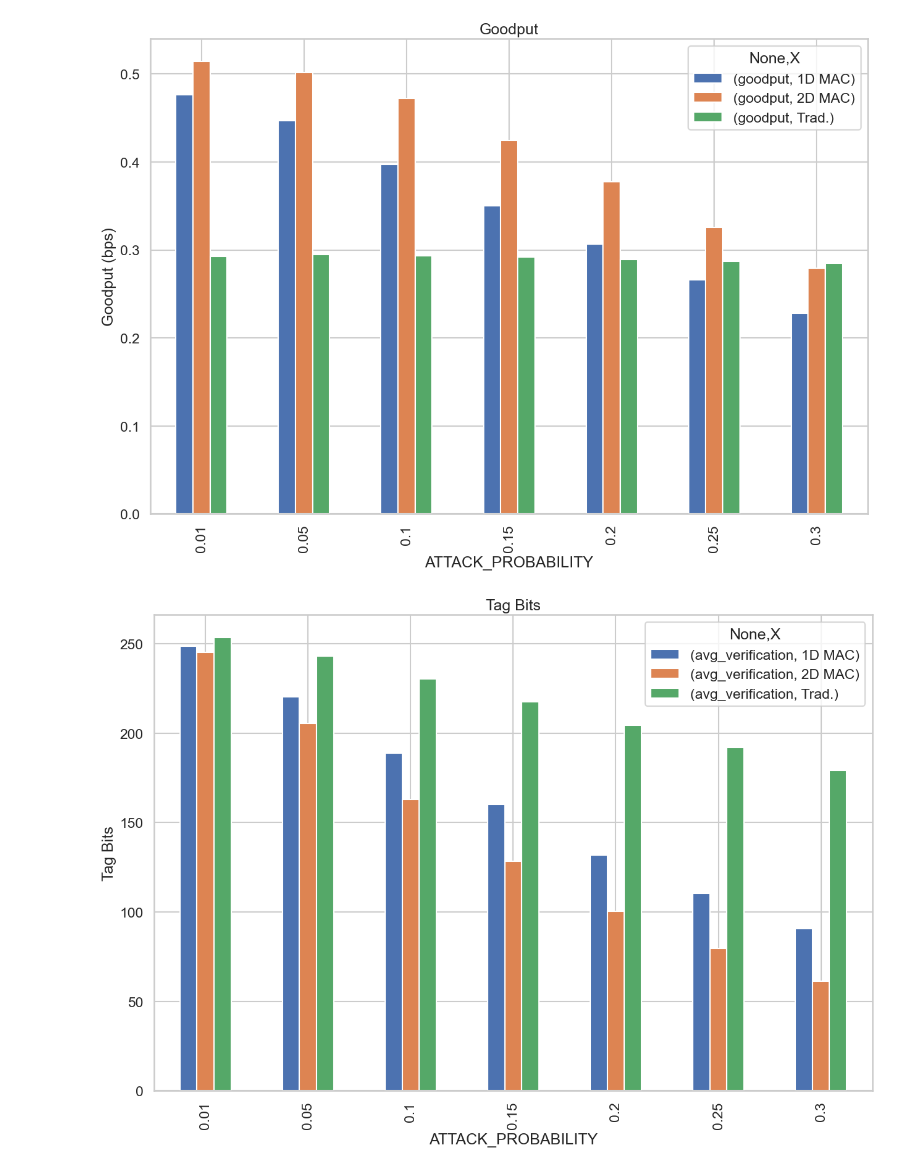
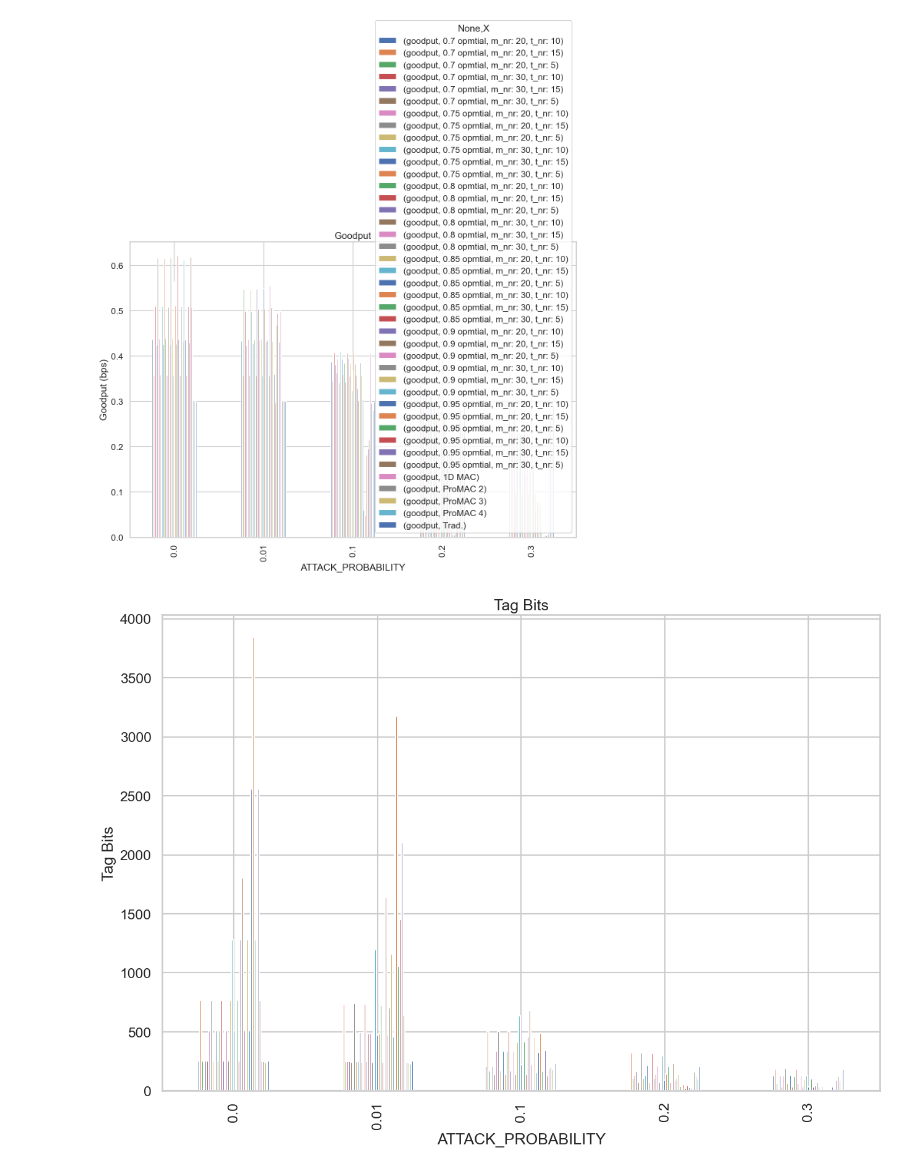
Before and after one commit to mkashani-phd/OptiMAC, a Jupyter notebook: UDP Demo/Analyzing_Result.ipynb, the cells around one changed output. Saved outputs shown, nothing was run; the diff lists cells and outputs as text; code cells hidden in the pictures.

```diff
--- a/UDP Demo/Analyzing_Result.ipynb
+++ b/UDP Demo/Analyzing_Result.ipynb
@@ -52,11 +65,17 @@ for x in df['X'].unique():
         df['X'].replace(x, '2D MAC', inplace=True)
     if x == '[[1 0 0 0 0 0 0 0 0 0]\n [1 0 0 0 0 0 0 0 0 0]\n [1 0 0 0 0 0 0 0 0 0]\n [0 1 0 0 0 0 0 0 0 0]\n [0 1 0 0 0 0 0 0 0 0]\n [0 1 0 0 0 0 0 0 0 0]\n [0 0 1 0 0 0 0 0 0 0]\n [0 0 1 0 0 0 0 0 0 0]\n [0 0 1 0 0 0 0 0 0 0]\n [0 0 0 1 0 0 0 0 0 0]\n [0 0 0 1 0 0 0 0 0 0]\n [0 0 0 1 0 0 0 0 0 0]\n [0 0 0 0 1 0 0 0 0 0]\n [0 0 0 0 1 0 0 0 0 0]\n [0 0 0 0 1 0 0 0 0 0]\n [0 0 0 0 0 1 0 0 0 0]\n [0 0 0 0 0 1 0 0 0 0]\n [0 0 0 0 0 1 0 0 0 0]\n [0 0 0 0 0 0 1 0 0 0]\n [0 0 0 0 0 0 1 0 0 0]\n [0 0 0 0 0 0 1 0 0 0]\n [0 0 0 0 0 0 0 1 0 0]\n [0 0 0 0 0 0 0 1 0 0]\n [0 0 0 0 0 0 0 1 0 0]\n [0 0 0 0 0 0 0 0 1 0]\n [0 0 0 0 0 0 0 0 1 0]\n [0 0 0 0 0 0 0 0 1 0]\n [0 0 0 0 0 0 0 0 0 1]\n [0 0 0 0 0 0 0 0 0 1]\n [0 0 0 0 0 0 0 0 0 1]]':
         df['X'].replace(x, '1D MAC', inplace=True)
+    if x == str(np.eye(30, dtype=int)):
+        df['X'].replace(x, 'Trad. 30', inplace=True)
 
 for x in df['X'].unique():
     for e in exp:
         if x in str(np.array(exp[e]['results']['X'], dtype=int)):
-            df['X'].replace(x, str(exp[e]['parameters']['p']) + " opmtial", inplace=True)
+            df['X'].replace(x, str(exp[e]['parameters']['p']) + " opmtial, " + f"m_nr: {exp[e]['parameters']['m_nr']}, t_nr: {exp[e]['parameters']['t_nr']}", inplace=True)
+
+# remove the test case
+df = df[df['X']!='Trad. 30']
+df
 
 # remove any rows with df['X'] value of str(np.array(np.eye(10), dtype=int)
 # df = df[df['X'] != str(np.array(np.eye(10), dtype=int))]
@@ -76,6 +95,8 @@ goodput = df[['X', 'ATTACK_PROBABILITY', 'goodput']].groupby(['ATTACK_PROBABILIT
 tag_bits = df[['X', 'ATTACK_PROBABILITY', 'avg_verification']].groupby(['ATTACK_PROBABILITY', 'X']).mean()
 fps = df[['X', 'ATTACK_PROBABILITY', 'frame_rate']].groupby(['ATTACK_PROBABILITY', 'X']).mean()
 latency = df[['X', 'ATTACK_PROBABILITY', 'latency']].groupby(['ATTACK_PROBABILITY', 'X']).mean()
+
+df.to_csv('results.csv')
 # %% [output]
 The behavior will change in pandas 3.0. This inplace method will never work because the intermediate object on which we are setting values always behaves as a copy.
 
@@ -119,26 +118,34 @@ df
 # %%
 # create beautiful bar charts for each of the above dataframes
 import matplotlib.pyplot as plt
 import seaborn
 seaborn.set(style='whitegrid')
 seaborn.set_context('talk')
 
 goodput.unstack().plot(kind='bar', figsize=(15, 10), title='Goodput')
+# remove the legend
+# plt.legend().set_visible(False)
 # color the first 4 columns with the same color
 plt.ylabel('Goodput (bps)')
 plt.show()
 
 tag_bits.unstack().plot(kind='bar', figsize=(15, 10), title='Tag Bits')
+plt.legend().set_visible(False)
+
 plt.ylabel('Tag Bits')
 plt.show()
 
 fps.unstack().plot(kind='bar', figsize=(15, 10), title='Frame Rate')
+plt.legend().set_visible(False)
+
 plt.ylabel('Frame Rate (fps)')
 plt.show()
 
-latency.unstack().plot(kind='bar', figsize=(15, 10), title='Latency')
-plt.ylabel('Latency (s)')
-plt.show()
+# latency.unstack().plot(kind='bar', figsize=(15, 10), title='Latency')
+# plt.legend().set_visible(False)
+
+# plt.ylabel('Latency (s)')
+# plt.show()
 # %% [output]
-[figure, old version]
+[figure, new version]
-[figure, old version]
+[figure, new version]
```
Also changed, not shown: parts of 6 cells of this notebook, 4 other files.
